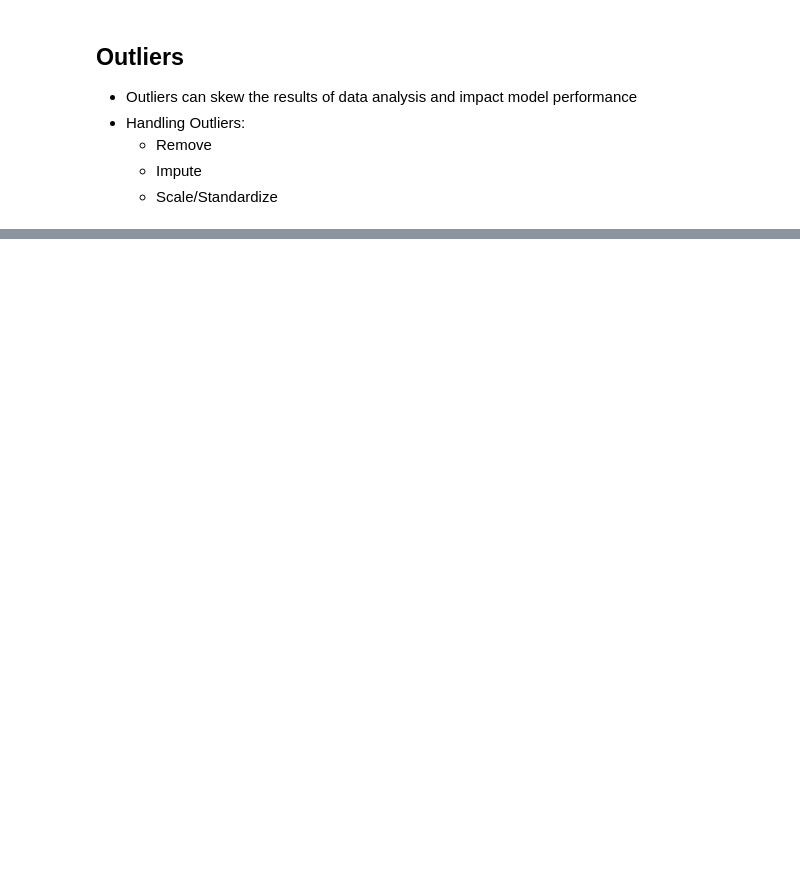
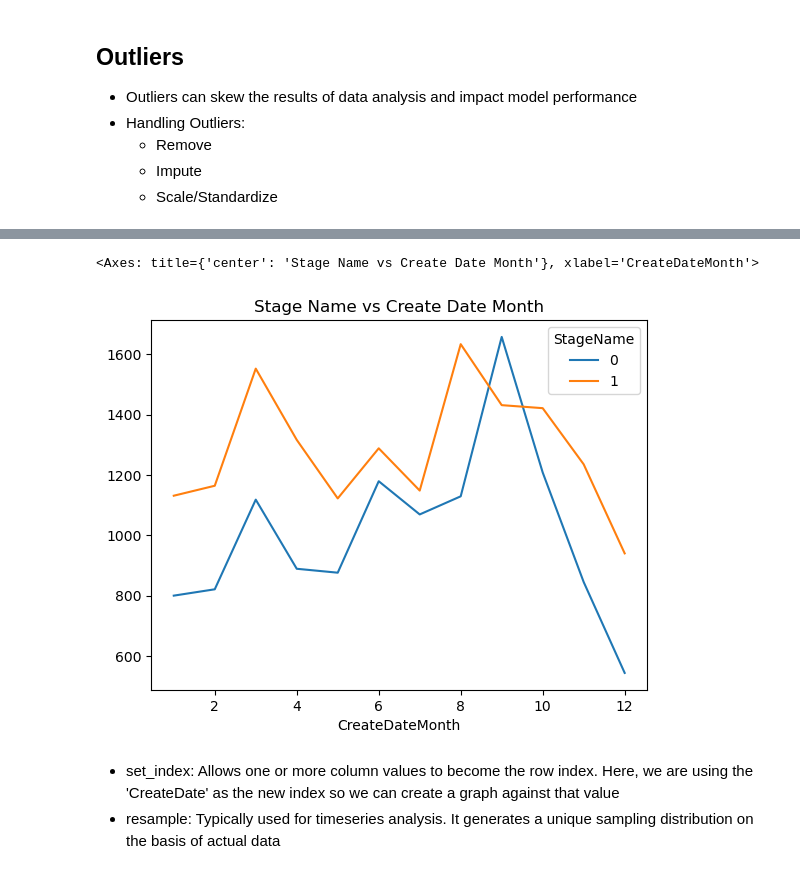
Before and after one commit to Krescenskok/DataScienceSessions, a Jupyter notebook: LogisticRegression.ipynb, the cells around one changed output, grey strips where cells are left out. Drawn from its saved outputs; the diff is of its cells as text; code cells hidden in the pictures; blank space fills up the shorter version.

```diff
--- a/LogisticRegression.ipynb
+++ b/LogisticRegression.ipynb
@@ -321,0 +331,8 @@ df['StageName'].value_counts().plot(kind='bar')
+# %%
+pd.crosstab(df['CreateDateMonth'],df['StageName']).plot(kind='line', title = 'Stage Name vs Create Date Month')
+# %% [output]
+<Axes: title={'center': 'Stage Name vs Create Date Month'}, xlabel='CreateDateMonth'>
+[figure, added]
+# %% [markdown]
+- set_index: Allows one or more column values to become the row index. Here, we are using the 'CreateDate' as the new index so we can create a graph against that value
+- resample: Typically used for timeseries analysis. It generates a unique sampling distribution on the basis of actual data
```
Also changed, not shown: parts of 86 cells of this notebook.
